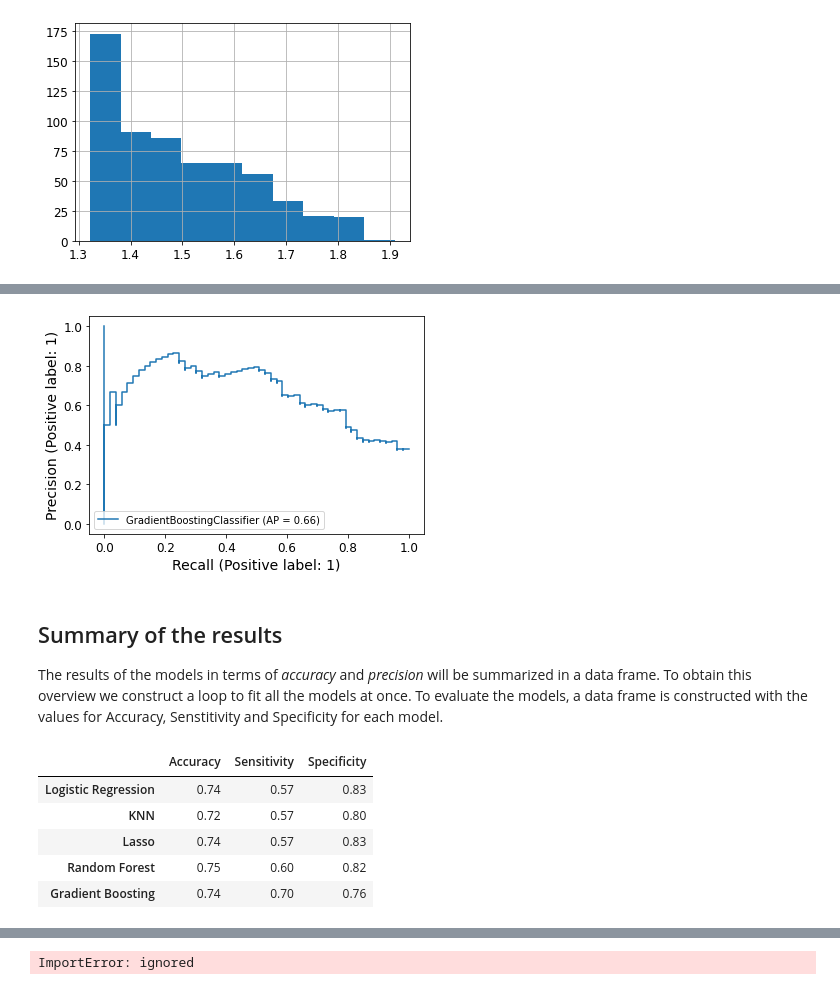
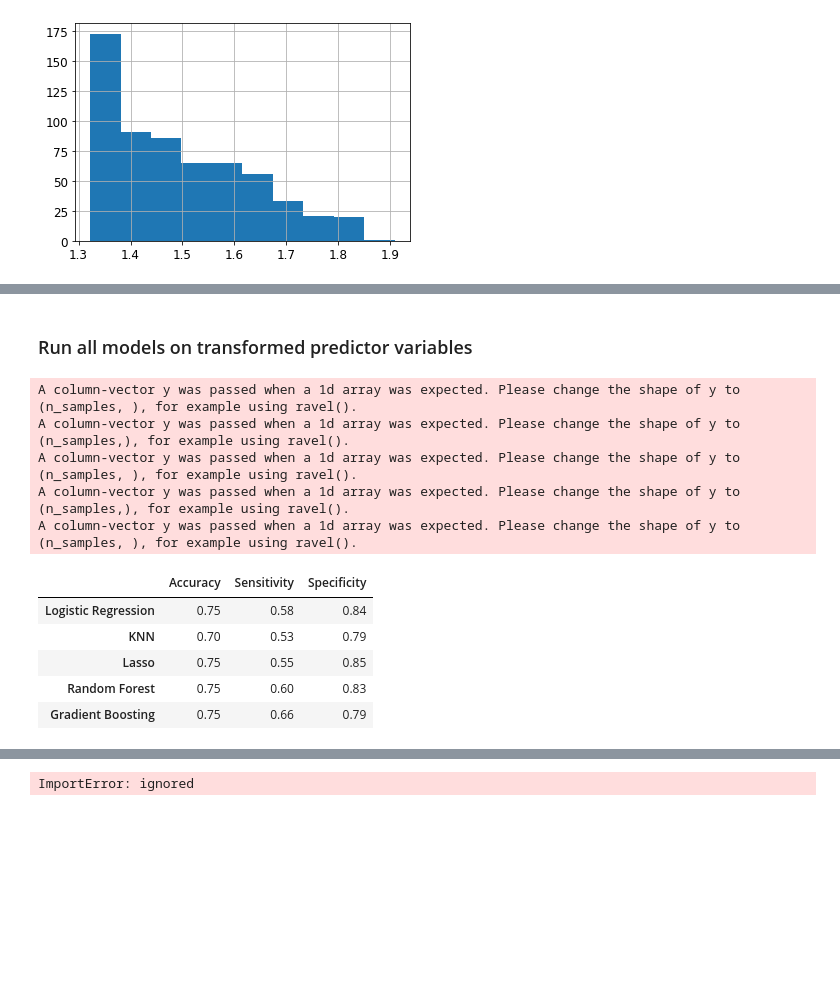
Before and after one commit to laurencefrank/JADS_DS, a Jupyter notebook: ReportDiscoverProjectLaurenceFrank.ipynb, the cells around one changed output, grey strips where cells are left out. Cells and saved outputs as stored; diff of their text form; code cells hidden in the pictures; blank space fills up the shorter version.

Commit message:
Results for all models with transformed predictor variables

```diff
--- a/ReportDiscoverProjectLaurenceFrank.ipynb
+++ b/ReportDiscoverProjectLaurenceFrank.ipynb
@@ -1063,3 +1354,9 @@ X_train_T["T_Insulin"] = 1/(X_train_T["Insulin"])
 X_train_T["T_DiabetesPedigreeFunction"] = np.sqrt(X_train_T["DiabetesPedigreeFunction"])
 X_train_T["T_Age"] = np.log10(X_train_T["Age"])
 #X_train_T["T_Age"] = 1/(X_train_T["Age"])
+
+# Included the scaled predictors in the data set.
+X_train_T["Glucose"] = X_train_scale["Glucose"]
+X_train_T["BloodPressure"] = X_train_scale["BloodPressure"]
+X_train_T["SkinThickness"] = X_train_scale["SkinThickness"]
+X_train_T["BMI"] = X_train_scale["BMI"]
@@ -1185,9 +1437,3 @@ BMI                            0.1205      0.021      5.763      0.000       0.0
 T_DiabetesPedigreeFunction     1.7743      0.525      3.383      0.001       0.746       2.802
 T_Age                          2.8694      0.944      3.041      0.002       1.020       4.719
 ==============================================================================================
-# %%
-LogReg_model_t = LogisticRegression()
-LogReg_model_t.fit(X_train_T,y_train)
-prediction_t = LogReg_model_t.predict(X_test_T)
-print('The accuracy of the Logistic Regression is', metrics.accuracy_score(prediction_t, y_test))
-print('The recall of the Logistic Regression is', metrics.recall_score(prediction_t, y_test))
@@ -1275,7 +1468,0 @@ weighted avg       0.73      0.74      0.73       153
-# %%
-from sklearn.linear_model import LogisticRegression
-LassoModel = LogisticRegression(penalty="l1", solver='liblinear',tol=1e-6, max_iter=int(1e6),
-                                      warm_start=True)
-LassoModel.fit(X_train_scale, y_train)
-thetaLasso = LassoModel.coef_
-print("The regularized theta using lasso regression:\n",thetaLasso.reshape(8,1))
@@ -1430,27 +1469,5 @@ weighted avg       0.75      0.74      0.74       153
-# %%
-disp = plot_precision_recall_curve(GBmodel, X_test_scale, y_test)
-# %% [output]
-[figure, removed]
-# %% [markdown]
-## Summary of the results
-
-The results of the models in terms of *accuracy* and *precision* will be summarized in a data frame. To obtain this overview we construct a loop to fit all the models at once. To evaluate the models, a data frame is constructed with the values for Accuracy, Senstitivity and Specificity for each model.
-# %%
-def Compute_Acc_Sens_Spec(y_test, prediction):
-
-#  """Computes the accuracy, sensitivity and specificity.
-#      Input is a binary outcome variable for the test set
-#      and the predicted outcome variables based on the training set."""
-
-  cm = confusion_matrix(y_test, prediction)
-
-  TN, FP, FN, TP = cm.ravel()
-
-  Accuracy = round(((TP + TN) / (TP + TN + FN + FP)), 2)
-  Sensitivity = round((TP / (TP + FN)), 2)
-  Specificity = round((TN / (TN + FP)), 2)
-
-  return Accuracy, Sensitivity, Specificity
+# %% [markdown]
+### Run all models on transformed predictor variables
 # %%
 # prepare empty lists for the metrics. These lists will be the columns in a dataframe presenting the results.
 Accuracy = []
@@ -1465,29 +1482,35 @@ classifiers = ['Logistic Regression', 'KNN', 'Lasso', 'Random Forest', 'Gradient
 # %%
 # A for loop to fit all the models defined in the previous step and to present the results in a dataframe.
 
 for i in models:
     model = i
-    model.fit(X_train_scale, y_train)
-    prediction = model.predict(X_test_scale)
-    result = Compute_Acc_Sens_Spec(y_test, prediction)
+    model.fit(X_train_T, y_train)
+    prediction = model.predict(X_test_T)
+    CM = confusion_matrix(y_test, prediction)
+    result = Compute_Acc_Sens_Spec(CM)
     Accuracy.append(result[0])
     Sensitivity.append(result[1])
     Specificity.append(result[2])
     # the following lines of code are not very efficient, but they work. I am sure
     # this can be done in a much more clever and efficient way, but I do not know how.
 Acc_dataframe = pd.DataFrame(Accuracy, index=classifiers)
 Acc_dataframe.columns = ['Accuracy']
 Sens_dataframe = pd.DataFrame(Sensitivity, index=classifiers)
 Sens_dataframe.columns = ['Sensitivity']
 df = Acc_dataframe.merge(Sens_dataframe, left_index=True, right_index=True)
 Spec_dataframe = pd.DataFrame(Specificity, index=classifiers)
 Spec_dataframe.columns = ['Specificity']
 dataframe = df.merge(Spec_dataframe, left_index=True, right_index=True)
 dataframe
 # %% [output]
+A column-vector y was passed when a 1d array was expected. Please change the shape of y to (n_samples, ), for example using ravel().
+A column-vector y was passed when a 1d array was expected. Please change the shape of y to (n_samples,), for example using ravel().
+A column-vector y was passed when a 1d array was expected. Please change the shape of y to (n_samples, ), for example using ravel().
+A column-vector y was passed when a 1d array was expected. Please change the shape of y to (n_samples,), for example using ravel().
+A column-vector y was passed when a 1d array was expected. Please change the shape of y to (n_samples, ), for example using ravel().
 |  | Accuracy | Sensitivity | Specificity |
-| Logistic Regression | 0.74 | 0.57 | 0.83 |
-| KNN | 0.72 | 0.57 | 0.80 |
-| Lasso | 0.74 | 0.57 | 0.83 |
-| Random Forest | 0.75 | 0.60 | 0.82 |
-| Gradient Boosting | 0.74 | 0.70 | 0.76 |
+| Logistic Regression | 0.75 | 0.58 | 0.84 |
+| KNN | 0.70 | 0.53 | 0.79 |
+| Lasso | 0.75 | 0.55 | 0.85 |
+| Random Forest | 0.75 | 0.60 | 0.83 |
+| Gradient Boosting | 0.75 | 0.66 | 0.79 |
```
Also changed, not shown: parts of 103 cells of this notebook.
